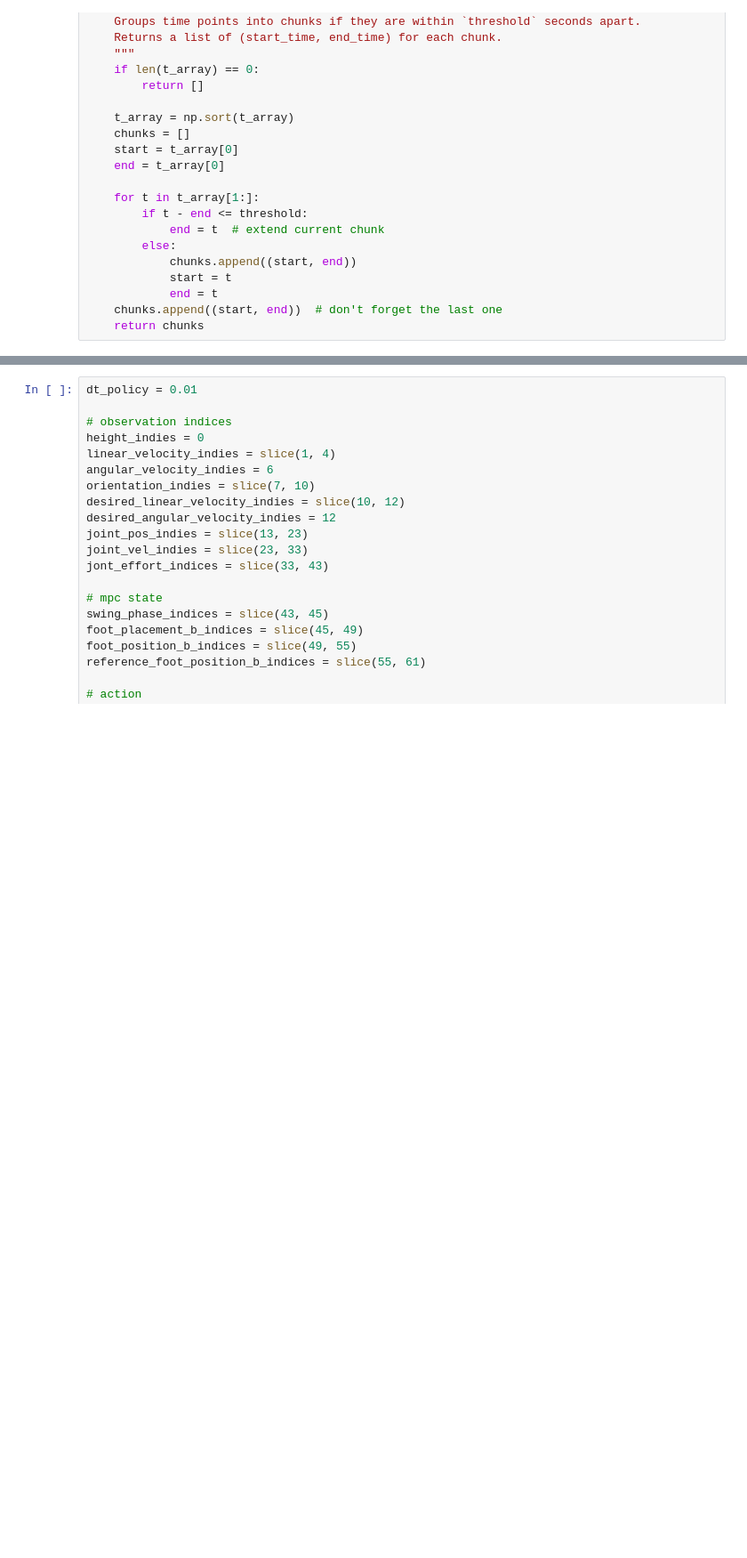
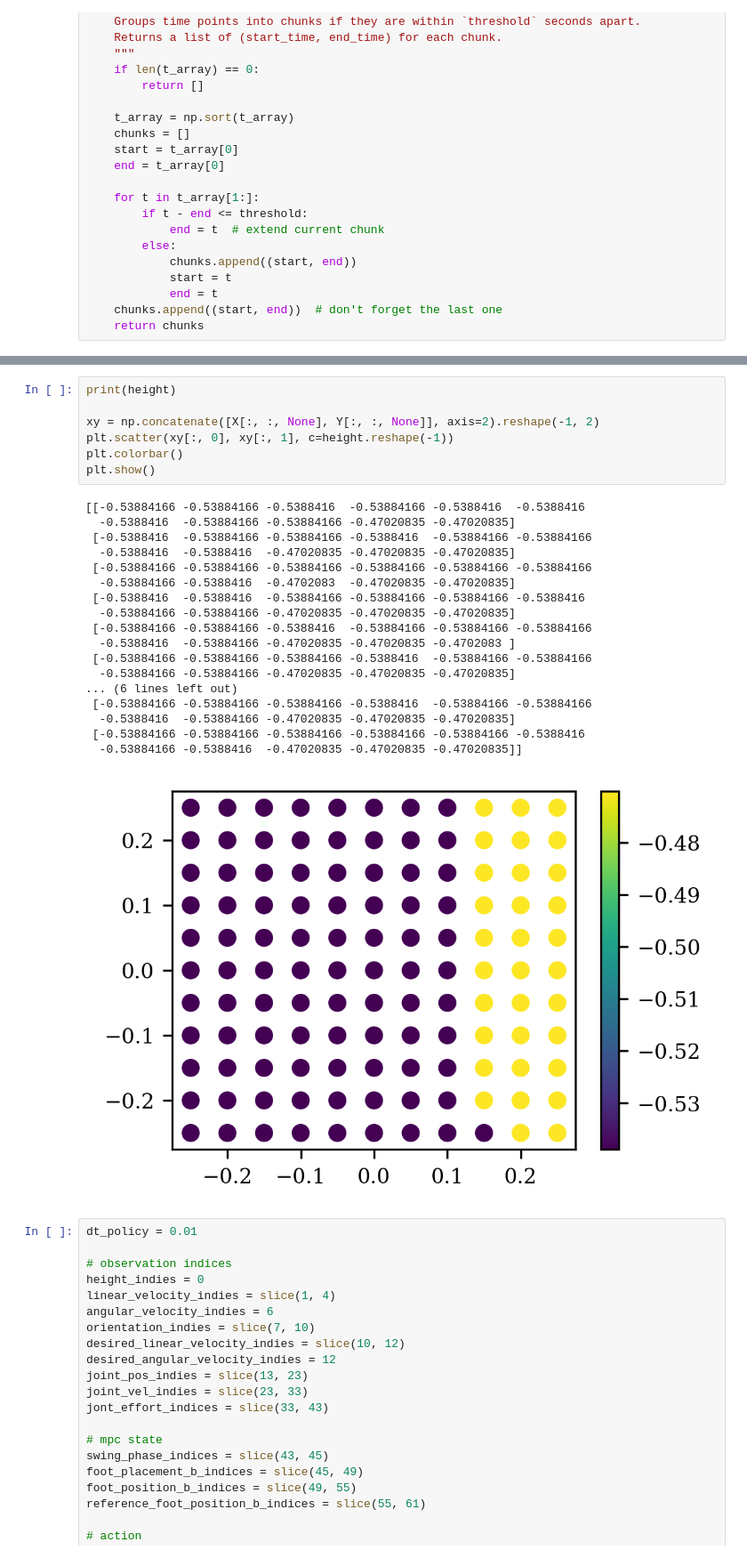
Before and after one commit to rl-augmented-mpc/IsaacLab4.5, a Jupyter notebook: scripts/biped/plot/inspect.ipynb, the cells around one changed output, grey strips where cells are left out. Shown at 89% size. Cells and saved outputs as stored; diff of their text form; blank space fills up the shorter version.

```diff
--- a/scripts/biped/plot/inspect.ipynb
+++ b/scripts/biped/plot/inspect.ipynb
@@ -208,3 +212,29 @@ action dimension:  (20, 2000, 3)
+# %%
+print(height)
+
+xy = np.concatenate([X[:, :, None], Y[:, :, None]], axis=2).reshape(-1, 2)
+plt.scatter(xy[:, 0], xy[:, 1], c=height.reshape(-1))
+plt.colorbar()
+plt.show()
+# %% [output]
+[[-0.53884166 -0.53884166 -0.5388416  -0.53884166 -0.5388416  -0.5388416
+  -0.5388416  -0.53884166 -0.53884166 -0.47020835 -0.47020835]
+ [-0.5388416  -0.53884166 -0.53884166 -0.5388416  -0.53884166 -0.53884166
+  -0.5388416  -0.5388416  -0.47020835 -0.47020835 -0.47020835]
+ [-0.53884166 -0.53884166 -0.53884166 -0.53884166 -0.53884166 -0.53884166
+  -0.53884166 -0.5388416  -0.4702083  -0.47020835 -0.47020835]
+ [-0.5388416  -0.5388416  -0.53884166 -0.53884166 -0.53884166 -0.5388416
+  -0.53884166 -0.53884166 -0.47020835 -0.47020835 -0.47020835]
+ [-0.53884166 -0.53884166 -0.5388416  -0.53884166 -0.53884166 -0.53884166
+  -0.5388416  -0.53884166 -0.47020835 -0.47020835 -0.4702083 ]
+ [-0.53884166 -0.53884166 -0.53884166 -0.5388416  -0.53884166 -0.53884166
+  -0.53884166 -0.53884166 -0.47020835 -0.47020835 -0.47020835]
+... (6 lines left out)
+ [-0.53884166 -0.53884166 -0.53884166 -0.5388416  -0.53884166 -0.53884166
+  -0.5388416  -0.53884166 -0.47020835 -0.47020835 -0.47020835]
+ [-0.53884166 -0.53884166 -0.53884166 -0.53884166 -0.53884166 -0.5388416
+  -0.53884166 -0.5388416  -0.47020835 -0.47020835 -0.47020835]]
+[figure, added]
 # %%
 dt_policy = 0.01
 
```
Also changed, not shown: parts of 3 cells of this notebook, 10 other files.
